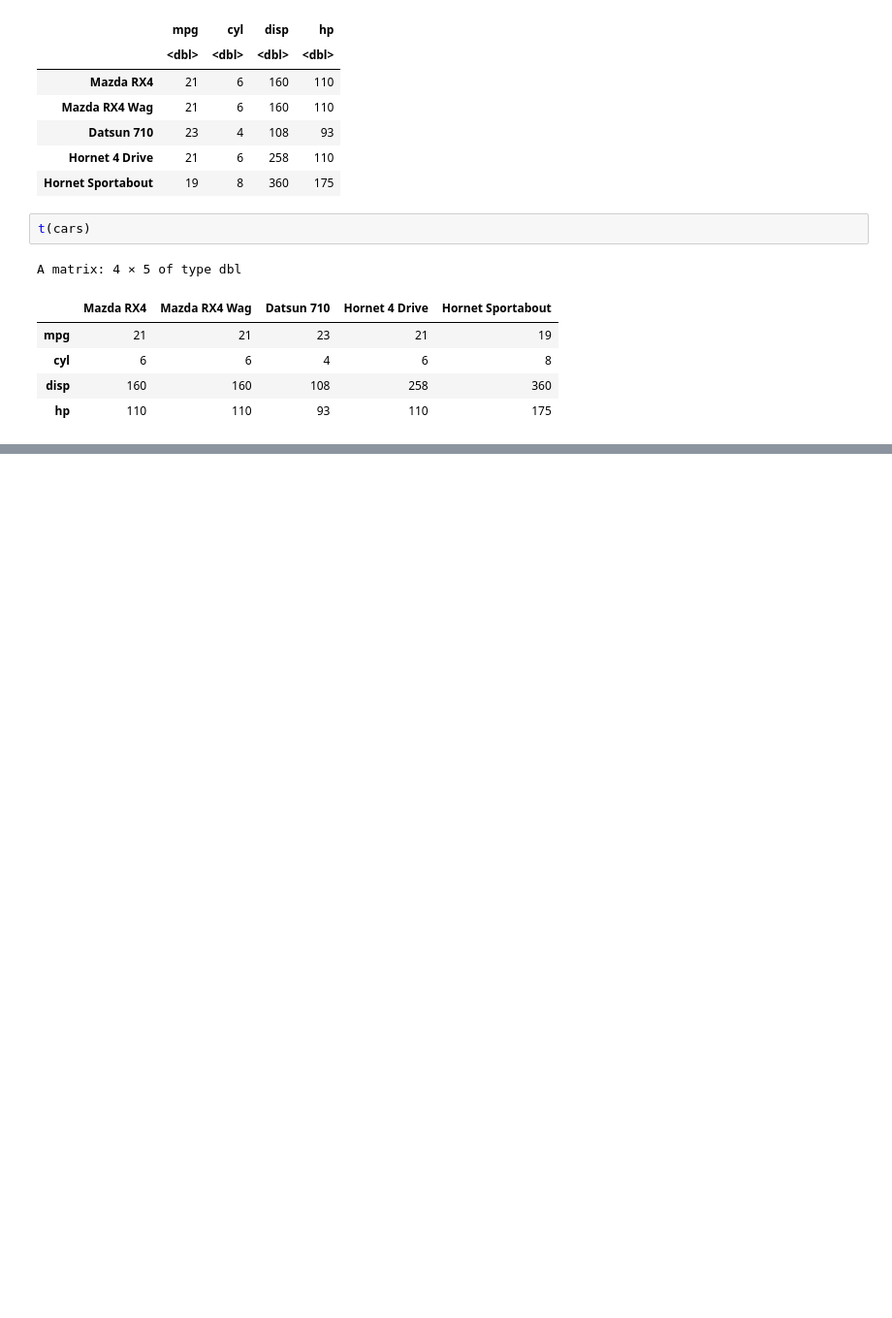
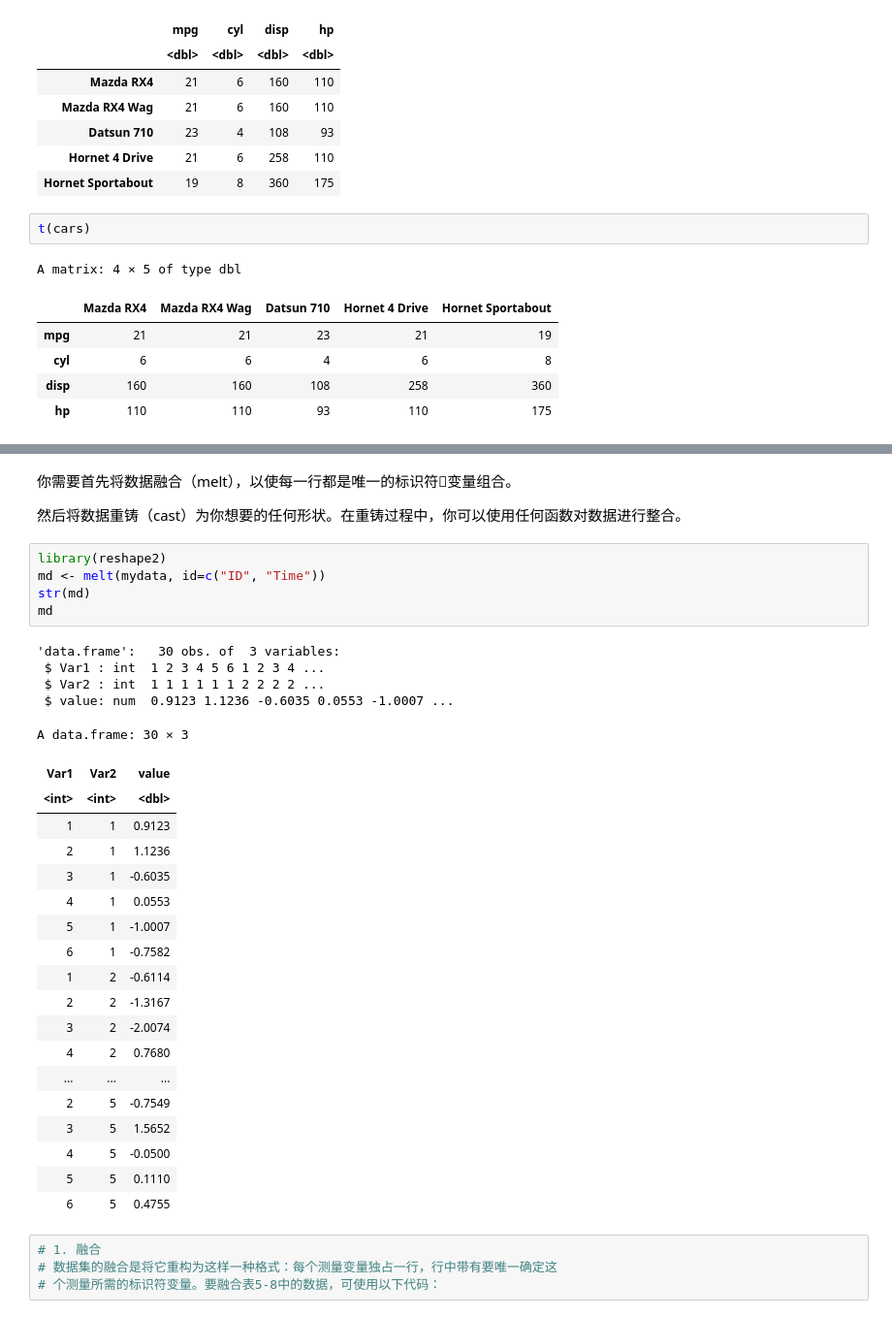
Before and after one commit to ruishuQU/R-IN-ACTION, a Jupyter notebook: code/ch05 高级数据管理.ipynb, the cells around one changed output, grey strips where cells are left out. Shown at 97% size. Cells and saved outputs as stored; diff of their text form; blank space fills up the shorter version.

```diff
--- a/code/ch05 高级数据管理.ipynb
+++ b/code/ch05 高级数据管理.ipynb
@@ -429,0 +452,37 @@ A matrix: 4 × 5 of type dbl
+# %% [markdown]
+你需要首先将数据融合（melt），以使每一行都是唯一的标识符变量组合。
+
+然后将数据重铸（cast）为你想要的任何形状。在重铸过程中，你可以使用任何函数对数据进行整合。
+# %%
+library(reshape2)
+md <- melt(mydata, id=c("ID", "Time"))
+str(md)
+md
+# %% [output]
+'data.frame':   30 obs. of  3 variables:
+ $ Var1 : int  1 2 3 4 5 6 1 2 3 4 ...
+ $ Var2 : int  1 1 1 1 1 1 2 2 2 2 ...
+ $ value: num  0.9123 1.1236 -0.6035 0.0553 -1.0007 ...
+A data.frame: 30 × 3
+| Var1 | Var2 | value |
+| <int> | <int> | <dbl> |
+| 1 | 1 | 0.9123 |
+| 2 | 1 | 1.1236 |
+| 3 | 1 | -0.6035 |
+| 4 | 1 | 0.0553 |
+| 5 | 1 | -1.0007 |
+| 6 | 1 | -0.7582 |
+| 1 | 2 | -0.6114 |
+| 2 | 2 | -1.3167 |
+| 3 | 2 | -2.0074 |
+| 4 | 2 | 0.7680 |
+| ... | ... | ... |
+| 2 | 5 | -0.7549 |
+| 3 | 5 | 1.5652 |
+| 4 | 5 | -0.0500 |
+| 5 | 5 | 0.1110 |
+| 6 | 5 | 0.4755 |
+# %%
+# 1. 融合
+# 数据集的融合是将它重构为这样一种格式：每个测量变量独占一行，行中带有要唯一确定这
+# 个测量所需的标识符变量。要融合表5-8中的数据，可使用以下代码：
```
Also changed, not shown: parts of 4 cells of this notebook, 1 other file.
